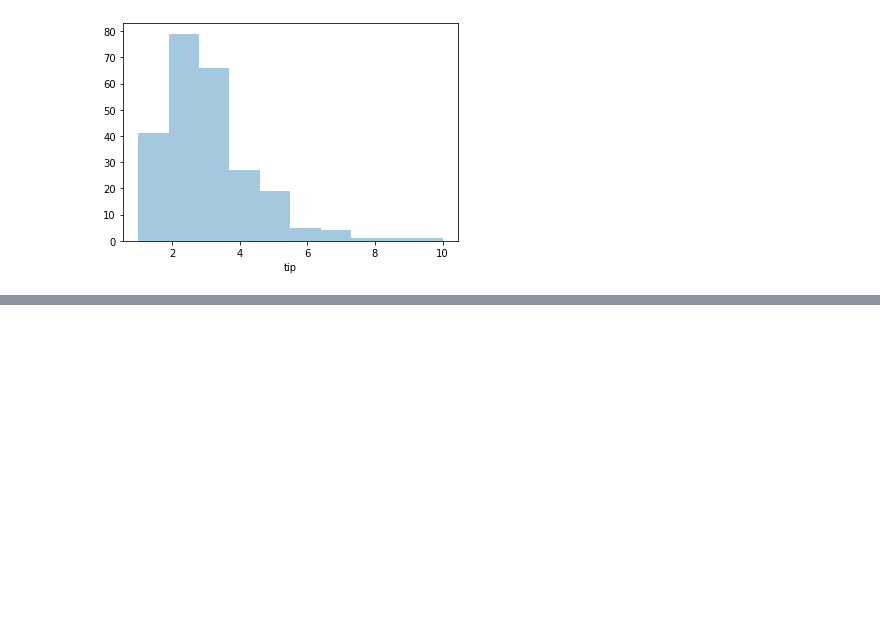
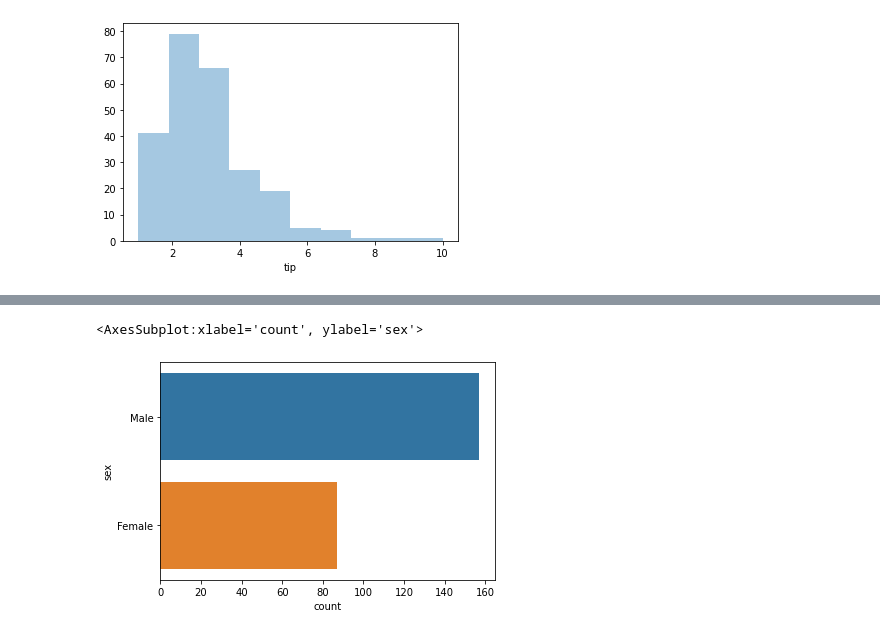
Before and after one commit to ShristiJalan/Machine-Learning, a Jupyter notebook: Python Basics/seaborn.ipynb, the cells around one changed output, grey strips where cells are left out. Cells and saved outputs as stored; diff of their text form; code cells hidden in the pictures; blank space fills up the shorter version.

```diff
--- a/Python Basics/seaborn.ipynb
+++ b/Python Basics/seaborn.ipynb
@@ -137,0 +162,5 @@ sns.distplot(df['tip'],kde=False,bins=10)
+# %%
+sns.countplot(y='sex',data=df)
+# %% [output]
+<AxesSubplot:xlabel='count', ylabel='sex'>
+[figure, added]
```
Also changed, not shown: parts of 15 cells of this notebook.
